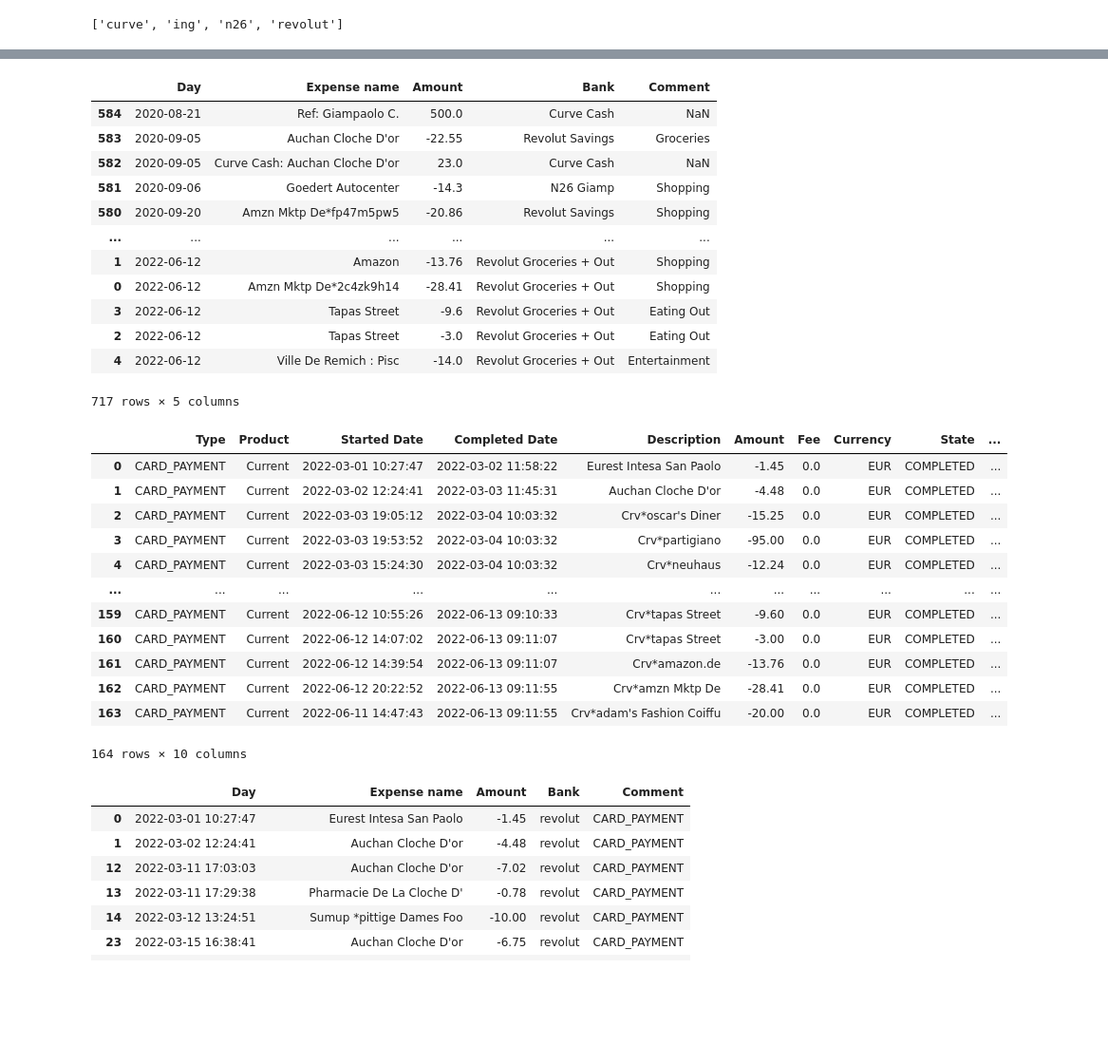
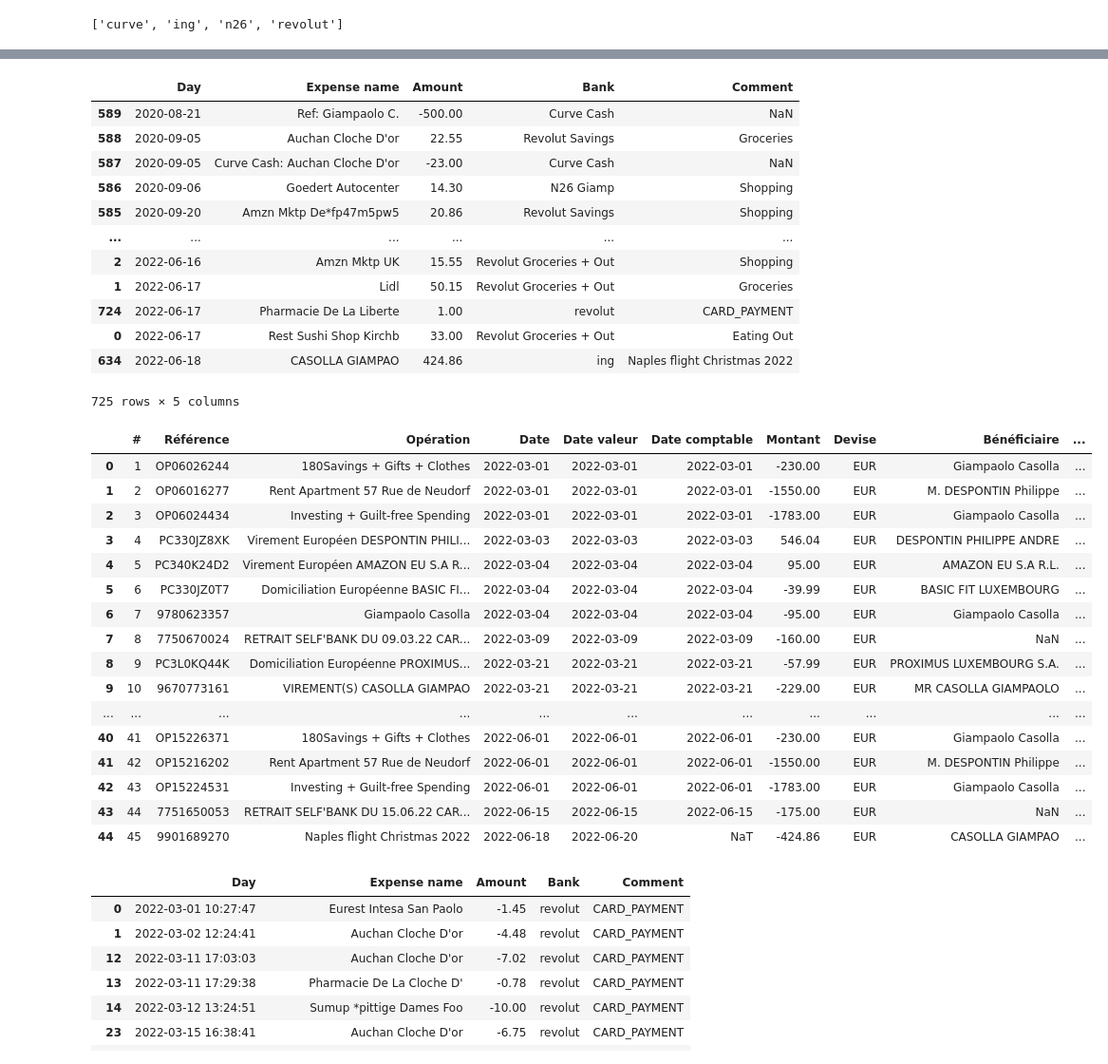
Before and after one commit to giampaolocasolla/import-bank-details, a Jupyter notebook: main.ipynb, the cells around one changed output, grey strips where cells are left out. Shown at 95% size. Cells and saved outputs as stored; diff of their text form; code cells hidden in the pictures; blank space fills up the shorter version.

Commit message:
Handling excel files

```diff
--- a/main.ipynb
+++ b/main.ipynb
@@ -44,10 +44,12 @@ file_data
 df = None
 
 for file_key, file_value in file_data.items():
-    if config[file_key]['import']:
+    try:
         df_temp = pd.read_csv(file_value, **config[file_key]['import'])
-    else:
+    except TypeError:
         df_temp = pd.read_csv(file_value)
+    except UnicodeDecodeError:
+        df_temp = pd.read_excel(file_value)
 
     if 'Bank' in config[file_key]['columns_old']:
         df_temp['Bank'] = file_key
@@ -67,48 +69,56 @@ df['Day'] = df['Day'].dt.round('D')
 
 df = df.sort_values(by=['Day', 'Expense name', 'Amount'])
 
+df['Amount'] = -df['Amount']
+
 filename = f"{'-'.join(config.keys())}_{df['Day'].max().strftime('%Y-%m-%d')}.xlsx"
 df.to_excel(os.path.join('output', filename), index=False)
 
 df
 # %% [output]
 |  | Day | Expense name | Amount | Bank | Comment |
-| 584 | 2020-08-21 | Ref: Giampaolo C. | 500.0 | Curve Cash | NaN |
-| 583 | 2020-09-05 | Auchan Cloche D'or | -22.55 | Revolut Savings | Groceries |
-| 582 | 2020-09-05 | Curve Cash: Auchan Cloche D'or | 23.0 | Curve Cash | NaN |
-| 581 | 2020-09-06 | Goedert Autocenter | -14.3 | N26 Giamp | Shopping |
-| 580 | 2020-09-20 | Amzn Mktp De*fp47m5pw5 | -20.86 | Revolut Savings | Shopping |
+| 589 | 2020-08-21 | Ref: Giampaolo C. | -500.00 | Curve Cash | NaN |
+| 588 | 2020-09-05 | Auchan Cloche D'or | 22.55 | Revolut Savings | Groceries |
+| 587 | 2020-09-05 | Curve Cash: Auchan Cloche D'or | -23.00 | Curve Cash | NaN |
+| 586 | 2020-09-06 | Goedert Autocenter | 14.30 | N26 Giamp | Shopping |
+| 585 | 2020-09-20 | Amzn Mktp De*fp47m5pw5 | 20.86 | Revolut Savings | Shopping |
 | ... | ... | ... | ... | ... | ... |
-| 1 | 2022-06-12 | Amazon | -13.76 | Revolut Groceries + Out | Shopping |
-| 0 | 2022-06-12 | Amzn Mktp De*2c4zk9h14 | -28.41 | Revolut Groceries + Out | Shopping |
-| 3 | 2022-06-12 | Tapas Street | -9.6 | Revolut Groceries + Out | Eating Out |
-| 2 | 2022-06-12 | Tapas Street | -3.0 | Revolut Groceries + Out | Eating Out |
-| 4 | 2022-06-12 | Ville De Remich : Pisc | -14.0 | Revolut Groceries + Out | Entertainment |
+| 2 | 2022-06-16 | Amzn Mktp UK | 15.55 | Revolut Groceries + Out | Shopping |
+| 1 | 2022-06-17 | Lidl | 50.15 | Revolut Groceries + Out | Groceries |
+| 724 | 2022-06-17 | Pharmacie De La Liberte | 1.00 | revolut | CARD_PAYMENT |
+| 0 | 2022-06-17 | Rest Sushi Shop Kirchb | 33.00 | Revolut Groceries + Out | Eating Out |
+| 634 | 2022-06-18 | CASOLLA GIAMPAO | 424.86 | ing | Naples flight Christmas 2022 |
-717 rows × 5 columns
+725 rows × 5 columns
 # %%
 df['Day'] = df['Day'].dt.round('D')
 # %%
-name = 'revolut'
+name = 'ing'
 file_key, file_value = name, file_data[name]
-if config[file_key]['import']:
+try:
     df_temp = pd.read_csv(file_value, **config[file_key]['import'])
-else:
+except TypeError:
     df_temp = pd.read_csv(file_value)
+except UnicodeDecodeError:
+    df_temp = pd.read_excel(file_value)
 df_temp
 # %% [output]
-|  | Type | Product | Started Date | Completed Date | Description | Amount | Fee | Currency | State | ... |
-| 0 | CARD_PAYMENT | Current | 2022-03-01 10:27:47 | 2022-03-02 11:58:22 | Eurest Intesa San Paolo | -1.45 | 0.0 | EUR | COMPLETED | ... |
-| 1 | CARD_PAYMENT | Current | 2022-03-02 12:24:41 | 2022-03-03 11:45:31 | Auchan Cloche D'or | -4.48 | 0.0 | EUR | COMPLETED | ... |
-| 2 | CARD_PAYMENT | Current | 2022-03-03 19:05:12 | 2022-03-04 10:03:32 | Crv*oscar's Diner | -15.25 | 0.0 | EUR | COMPLETED | ... |
-| 3 | CARD_PAYMENT | Current | 2022-03-03 19:53:52 | 2022-03-04 10:03:32 | Crv*partigiano | -95.00 | 0.0 | EUR | COMPLETED | ... |
-| 4 | CARD_PAYMENT | Current | 2022-03-03 15:24:30 | 2022-03-04 10:03:32 | Crv*neuhaus | -12.24 | 0.0 | EUR | COMPLETED | ... |
+|  | # | Référence | Opération | Date | Date valeur | Date comptable | Montant | Devise | Bénéficiaire | ... |
+| 0 | 1 | OP06026244 | 180Savings + Gifts + Clothes | 2022-03-01 | 2022-03-01 | 2022-03-01 | -230.00 | EUR | Giampaolo Casolla | ... |
+| 1 | 2 | OP06016277 | Rent Apartment 57 Rue de Neudorf | 2022-03-01 | 2022-03-01 | 2022-03-01 | -1550.00 | EUR | M. DESPONTIN Philippe | ... |
+| 2 | 3 | OP06024434 | Investing + Guilt-free Spending | 2022-03-01 | 2022-03-01 | 2022-03-01 | -1783.00 | EUR | Giampaolo Casolla | ... |
+| 3 | 4 | PC330JZ8XK | Virement Européen DESPONTIN PHILI... | 2022-03-03 | 2022-03-03 | 2022-03-03 | 546.04 | EUR | DESPONTIN PHILIPPE ANDRE | ... |
+| 4 | 5 | PC340K24D2 | Virement Européen AMAZON EU S.A R... | 2022-03-04 | 2022-03-04 | 2022-03-04 | 95.00 | EUR | AMAZON EU S.A R.L. | ... |
+| 5 | 6 | PC330JZ0T7 | Domiciliation Européenne BASIC FI... | 2022-03-04 | 2022-03-04 | 2022-03-04 | -39.99 | EUR | BASIC FIT LUXEMBOURG | ... |
+| 6 | 7 | 9780623357 | Giampaolo Casolla | 2022-03-04 | 2022-03-04 | 2022-03-04 | -95.00 | EUR | Giampaolo Casolla | ... |
+| 7 | 8 | 7750670024 | RETRAIT SELF'BANK DU 09.03.22 CAR... | 2022-03-09 | 2022-03-09 | 2022-03-09 | -160.00 | EUR | NaN | ... |
+| 8 | 9 | PC3L0KQ44K | Domiciliation Européenne PROXIMUS... | 2022-03-21 | 2022-03-21 | 2022-03-21 | -57.99 | EUR | PROXIMUS LUXEMBOURG S.A. | ... |
+| 9 | 10 | 9670773161 | VIREMENT(S) CASOLLA GIAMPAO | 2022-03-21 | 2022-03-21 | 2022-03-21 | -229.00 | EUR | MR CASOLLA GIAMPAOLO | ... |
 | ... | ... | ... | ... | ... | ... | ... | ... | ... | ... | ... |
-| 159 | CARD_PAYMENT | Current | 2022-06-12 10:55:26 | 2022-06-13 09:10:33 | Crv*tapas Street | -9.60 | 0.0 | EUR | COMPLETED | ... |
-| 160 | CARD_PAYMENT | Current | 2022-06-12 14:07:02 | 2022-06-13 09:11:07 | Crv*tapas Street | -3.00 | 0.0 | EUR | COMPLETED | ... |
-| 161 | CARD_PAYMENT | Current | 2022-06-12 14:39:54 | 2022-06-13 09:11:07 | Crv*amazon.de | -13.76 | 0.0 | EUR | COMPLETED | ... |
-| 162 | CARD_PAYMENT | Current | 2022-06-12 20:22:52 | 2022-06-13 09:11:55 | Crv*amzn Mktp De | -28.41 | 0.0 | EUR | COMPLETED | ... |
-| 163 | CARD_PAYMENT | Current | 2022-06-11 14:47:43 | 2022-06-13 09:11:55 | Crv*adam's Fashion Coiffu | -20.00 | 0.0 | EUR | COMPLETED | ... |
+| 40 | 41 | OP15226371 | 180Savings + Gifts + Clothes | 2022-06-01 | 2022-06-01 | 2022-06-01 | -230.00 | EUR | Giampaolo Casolla | ... |
+| 41 | 42 | OP15216202 | Rent Apartment 57 Rue de Neudorf | 2022-06-01 | 2022-06-01 | 2022-06-01 | -1550.00 | EUR | M. DESPONTIN Philippe | ... |
+| 42 | 43 | OP15224531 | Investing + Guilt-free Spending | 2022-06-01 | 2022-06-01 | 2022-06-01 | -1783.00 | EUR | Giampaolo Casolla | ... |
+| 43 | 44 | 7751650053 | RETRAIT SELF'BANK DU 15.06.22 CAR... | 2022-06-15 | 2022-06-15 | 2022-06-15 | -175.00 | EUR | NaN | ... |
+| 44 | 45 | 9901689270 | Naples flight Christmas 2022 | 2022-06-18 | 2022-06-20 | NaT | -424.86 | EUR | CASOLLA GIAMPAO | ... |
-164 rows × 10 columns
 # %%
 if 'Bank' in config[file_key]['columns_old']:
     df_temp['Bank'] = file_key
```
Also changed, not shown: parts of 1 cell of this notebook, 1 other file.
